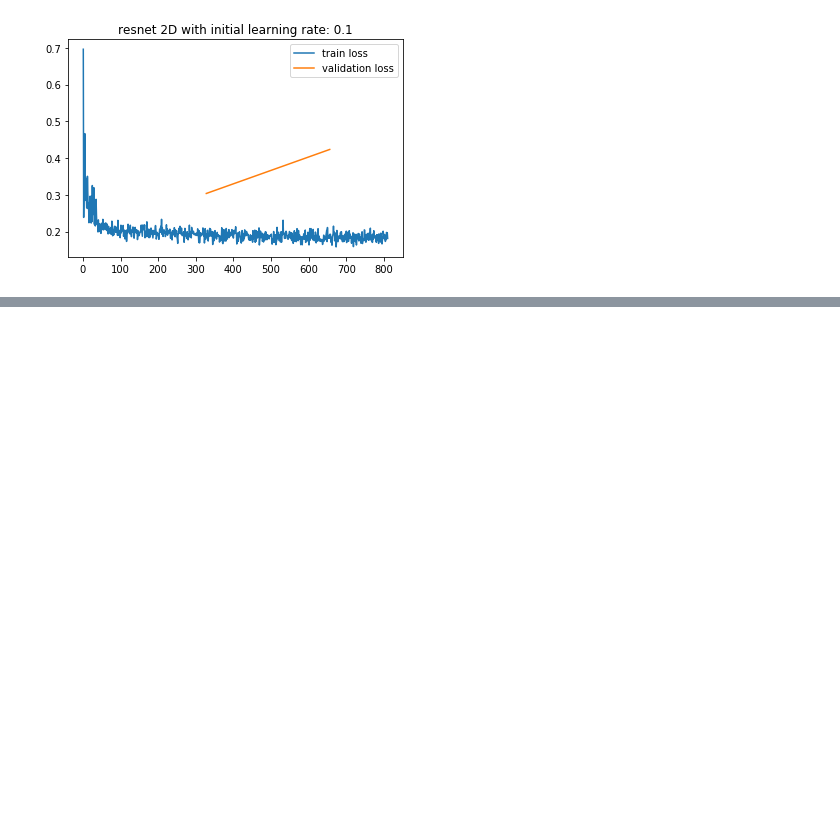
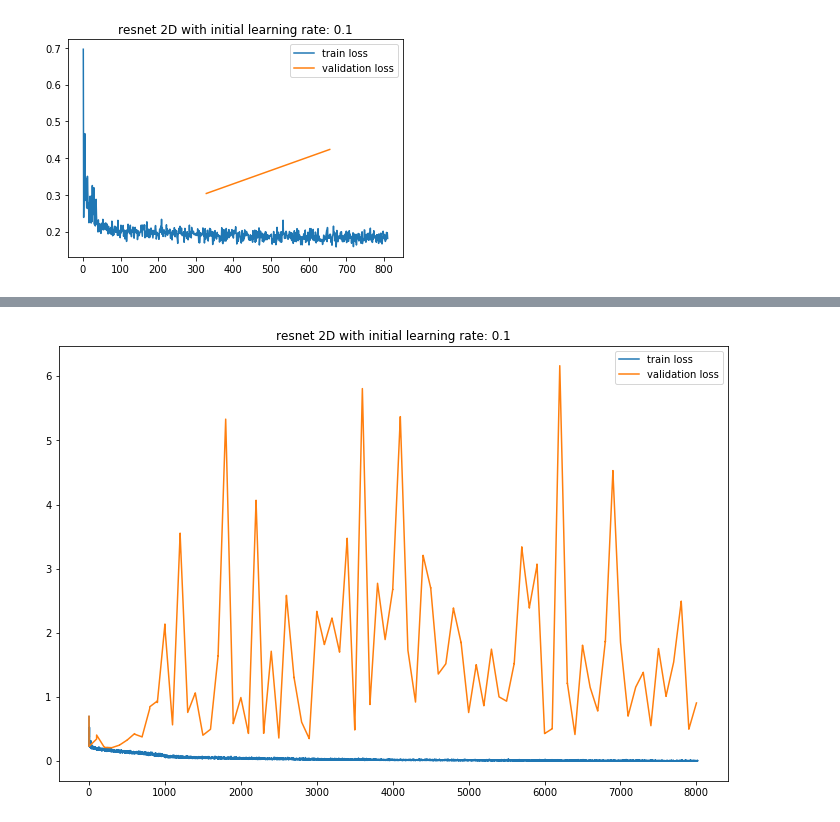
Before and after one commit to bonyuta0204/pytorch-i3d, a Jupyter notebook: notebook/resnet_analysis.ipynb, the cells around one changed output, grey strips where cells are left out. Cells and saved outputs as stored; diff of their text form; code cells hidden in the pictures; blank space fills up the shorter version.

```diff
--- a/notebook/resnet_analysis.ipynb
+++ b/notebook/resnet_analysis.ipynb
@@ -360,0 +76,12 @@ tensor([[ 0.0069,  0.0190,  0.0040,  ..., -0.0098,  0.0005,  0.0162],
+# %%
+resnet2d_loss = pd.read_csv(run_2d_normal.log_file)
+train_loss = resnet2d_loss[resnet2d_loss["split"] == "train"]
+val_loss = resnet2d_loss[resnet2d_loss["split"] == "val"]
+plt.figure(figsize=(12,8))
+plt.plot(train_loss["step"].values, train_loss["loss"].values, label="train loss")
+plt.plot(val_loss["step"].values, val_loss["loss"].values, label="validation loss")
+plt.title("resnet 2D with initial learning rate: 0.1")
+plt.legend()
+plt.savefig(run_2d_normal.figure_file("learning_curve.pdf"))
+# %% [output]
+[figure, added]
```
Also changed, not shown: parts of 48 cells of this notebook, 8 other files.
